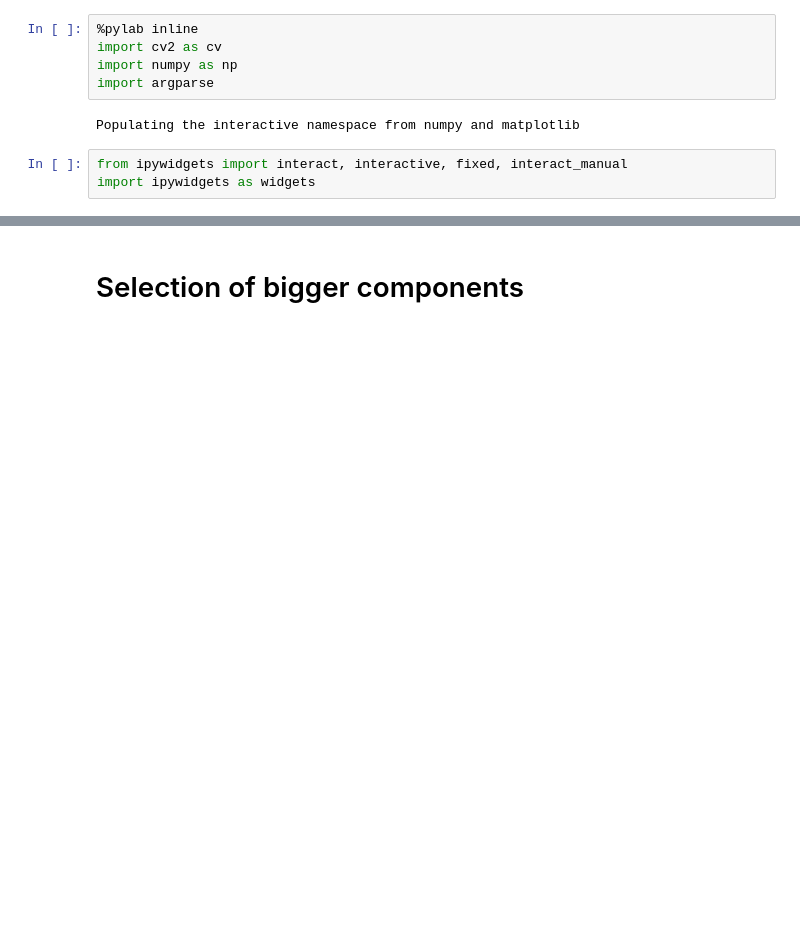
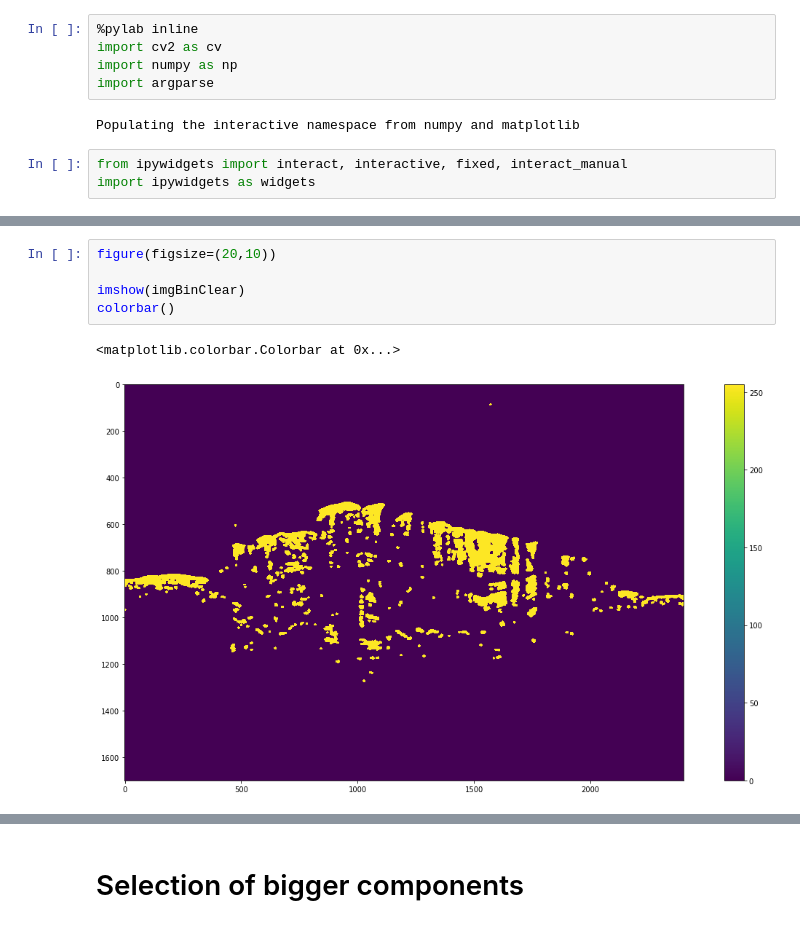
Before and after one commit to GiuliaLovati/Tesy, a Jupyter notebook: ConnectedComponents.ipynb, the cells around one changed output, grey strips where cells are left out. Cells and saved outputs as stored; diff of their text form; blank space fills up the shorter version.

```diff
--- a/ConnectedComponents.ipynb
+++ b/ConnectedComponents.ipynb
@@ -92,3 +23,11 @@ imgBin = cv.dilate(eroded, element)
+# %%
+figure(figsize=(20,10))
+
+imshow(imgBinClear)
+colorbar()
+# %% [output]
+<matplotlib.colorbar.Colorbar at 0x...>
+[figure, added]
 # %%
 #res = np.uint8(0.5*(imgIn + imgBin))
 resTiny = np.uint8(0.5*(imgInTiny + imgBin))
```
Also changed, not shown: parts of 32 cells of this notebook.
